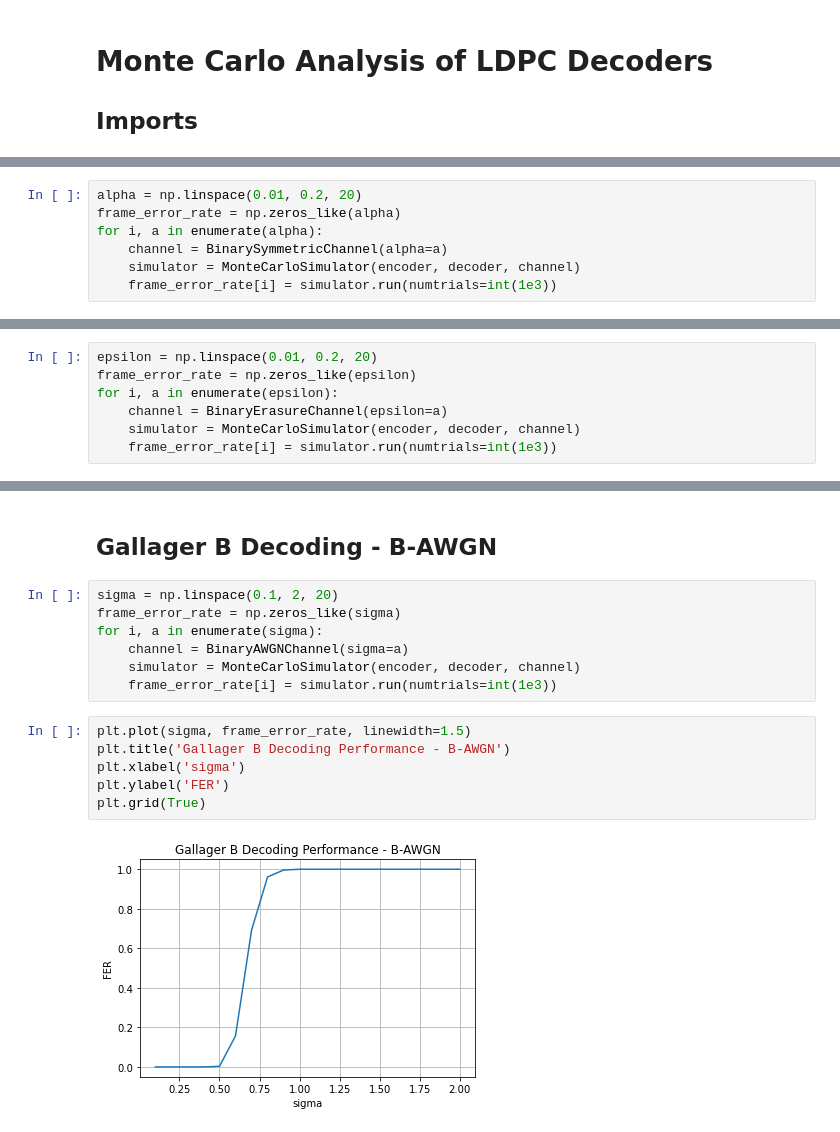
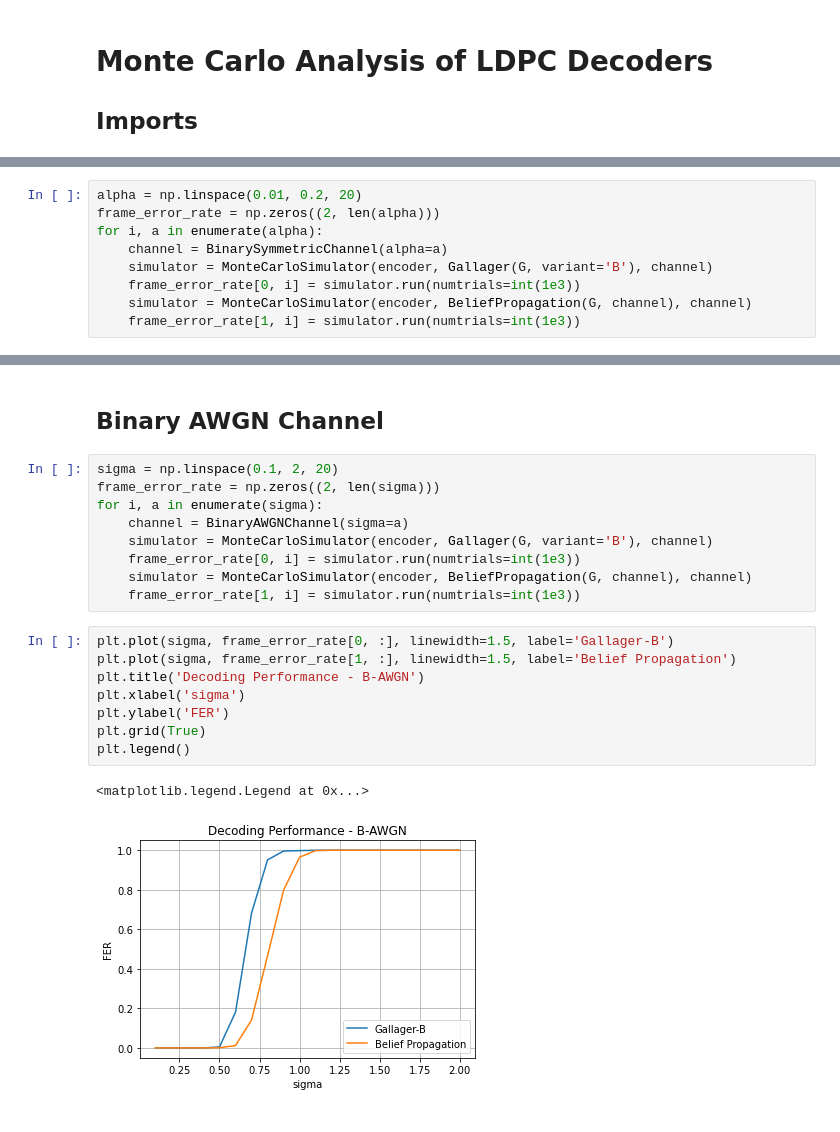
Before and after one commit to Arkonaire/LDPC-Code-Analysis, a Jupyter notebook: Monte Carlo Analysis.ipynb, the cells around one changed output, grey strips where cells are left out. Cells and saved outputs as stored; diff of their text form.

Commit message:
Added Belief Propagation and Min Sum Decoding

```diff
--- a/Monte Carlo Analysis.ipynb
+++ b/Monte Carlo Analysis.ipynb
@@ -20,8 +19,10 @@ decoder = Gallager(G, variant='B')
 # %%
 alpha = np.linspace(0.01, 0.2, 20)
-frame_error_rate = np.zeros_like(alpha)
+frame_error_rate = np.zeros((2, len(alpha)))
 for i, a in enumerate(alpha):
     channel = BinarySymmetricChannel(alpha=a)
-    simulator = MonteCarloSimulator(encoder, decoder, channel)
-    frame_error_rate[i] = simulator.run(numtrials=int(1e3))
+    simulator = MonteCarloSimulator(encoder, Gallager(G, variant='B'), channel)
+    frame_error_rate[0, i] = simulator.run(numtrials=int(1e3))
+    simulator = MonteCarloSimulator(encoder, BeliefPropagation(G, channel), channel)
+    frame_error_rate[1, i] = simulator.run(numtrials=int(1e3))
 # %%
@@ -37,7 +38,0 @@ plt.grid(True)
-# %%
-epsilon = np.linspace(0.01, 0.2, 20)
-frame_error_rate = np.zeros_like(epsilon)
-for i, a in enumerate(epsilon):
-    channel = BinaryErasureChannel(epsilon=a)
-    simulator = MonteCarloSimulator(encoder, decoder, channel)
-    frame_error_rate[i] = simulator.run(numtrials=int(1e3))
@@ -52,17 +39,22 @@ plt.grid(True)
 # %% [markdown]
-## Gallager B Decoding - B-AWGN
+## Binary AWGN Channel
 # %%
 sigma = np.linspace(0.1, 2, 20)
-frame_error_rate = np.zeros_like(sigma)
+frame_error_rate = np.zeros((2, len(sigma)))
 for i, a in enumerate(sigma):
     channel = BinaryAWGNChannel(sigma=a)
-    simulator = MonteCarloSimulator(encoder, decoder, channel)
-    frame_error_rate[i] = simulator.run(numtrials=int(1e3))
+    simulator = MonteCarloSimulator(encoder, Gallager(G, variant='B'), channel)
+    frame_error_rate[0, i] = simulator.run(numtrials=int(1e3))
+    simulator = MonteCarloSimulator(encoder, BeliefPropagation(G, channel), channel)
+    frame_error_rate[1, i] = simulator.run(numtrials=int(1e3))
 # %%
-plt.plot(sigma, frame_error_rate, linewidth=1.5)
-plt.title('Gallager B Decoding Performance - B-AWGN')
+plt.plot(sigma, frame_error_rate[0, :], linewidth=1.5, label='Gallager-B')
+plt.plot(sigma, frame_error_rate[1, :], linewidth=1.5, label='Belief Propagation')
+plt.title('Decoding Performance - B-AWGN')
 plt.xlabel('sigma')
 plt.ylabel('FER')
 plt.grid(True)
+plt.legend()
 # %% [output]
+<matplotlib.legend.Legend at 0x...>
-[figure, old version]
+[figure, new version]
```
Also changed, not shown: parts of 7 cells of this notebook, 3 other files.
